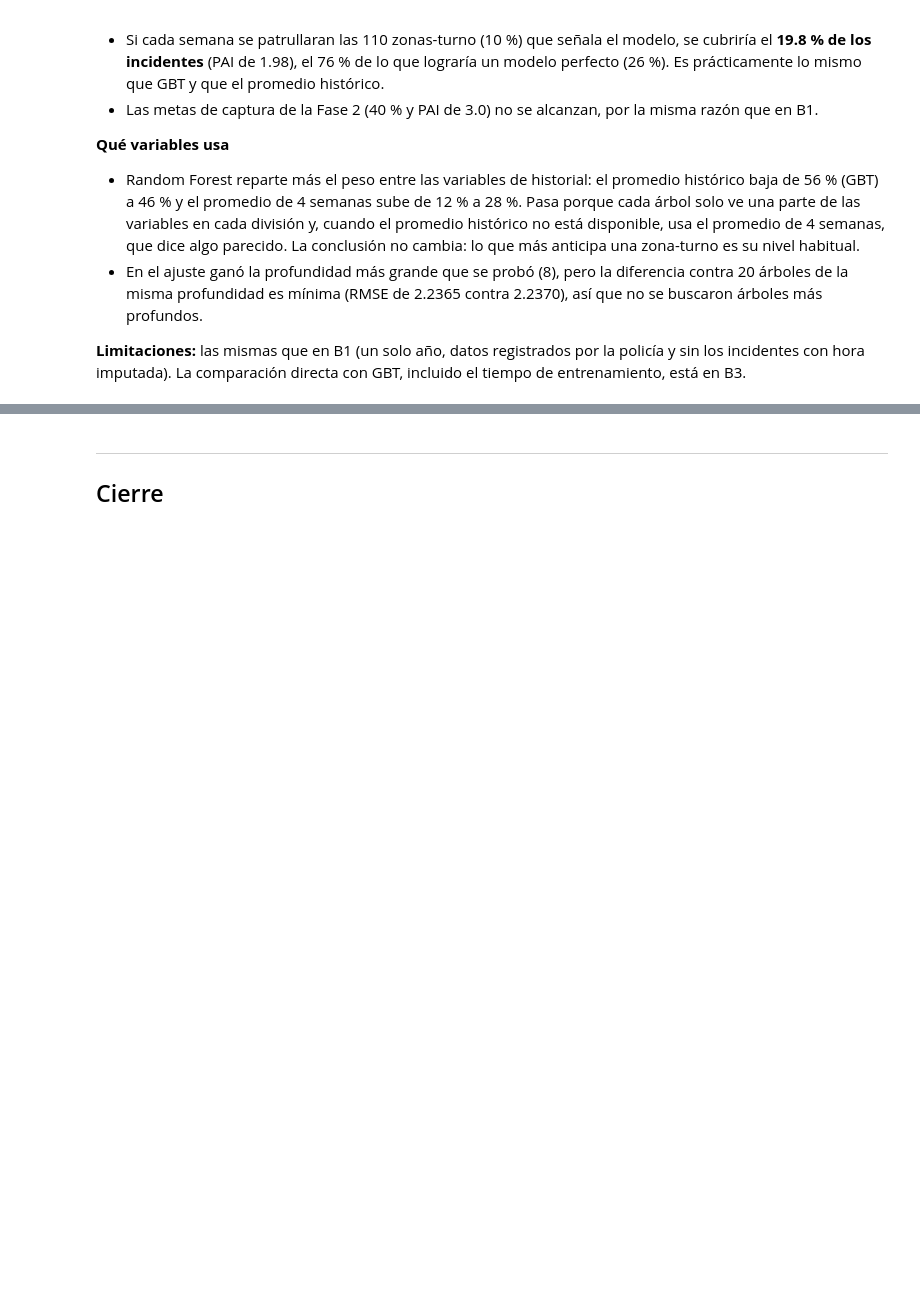
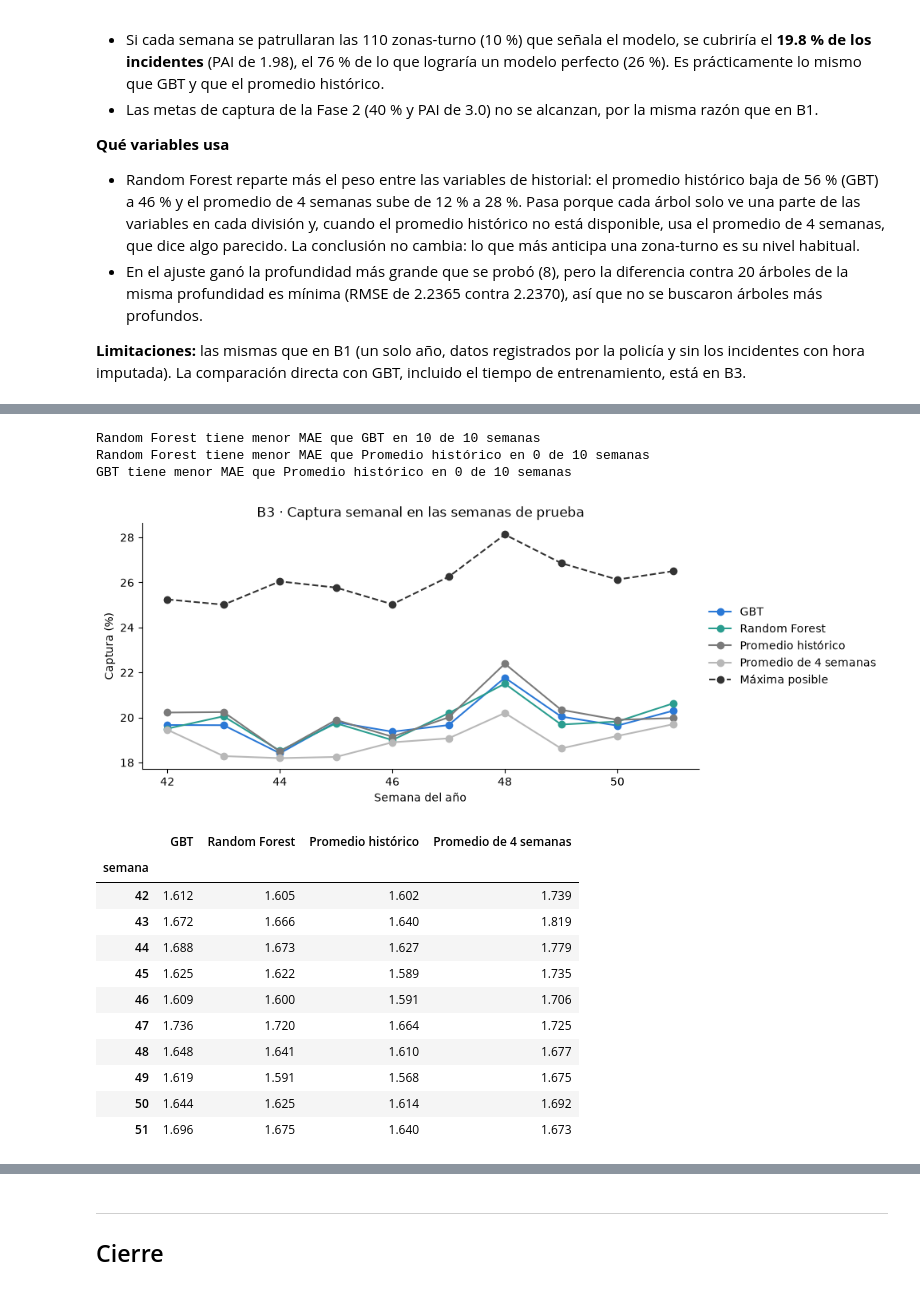
Before and after one commit to valentinodepaola/proyecto-integrador-big-data, a Jupyter notebook: notebooks/fase3_pipeline.ipynb, the cells around one changed output, grey strips where cells are left out. Saved outputs shown, nothing was run; the diff lists cells and outputs as text; code cells hidden in the pictures; blank space fills up the shorter version.

```diff
--- a/notebooks/fase3_pipeline.ipynb
+++ b/notebooks/fase3_pipeline.ipynb
@@ -931,13 +930,17 @@ def metricas(df, prediccion):
             for nombre, metrica in (("RMSE", "rmse"), ("MAE", "mae"), ("R²", "r2"))}
 
 
+def senaladas(df, prediccion):
+    """Zonas-turno que se señalan cada semana: el 10 % con la predicción más alta."""
+    orden = Window.partitionBy("semana").orderBy(F.desc(prediccion), "beat", "turno")
+    return (df.withColumn("puesto", F.row_number().over(orden))
+            .withColumn("zonas", F.count("*").over(Window.partitionBy("semana")))
+            .filter(F.col("puesto") <= F.ceil(F.col("zonas") * ZONAS_SENALADAS)))
+
+
 def tasa_captura(df, prediccion):
     """Porcentaje de los incidentes que caen, cada semana, en el 10 % de zonas-turno con la predicción más alta."""
-    orden = Window.partitionBy("semana").orderBy(F.desc(prediccion), "beat", "turno")
-    senaladas = (df.withColumn("puesto", F.row_number().over(orden))
-                 .withColumn("zonas", F.count("*").over(Window.partitionBy("semana")))
-                 .filter(F.col("puesto") <= F.ceil(F.col("zonas") * ZONAS_SENALADAS)))
-    return senaladas.agg(F.sum("incidentes")).first()[0] / df.agg(F.sum("incidentes")).first()[0]
+    return senaladas(df, prediccion).agg(F.sum("incidentes")).first()[0] / df.agg(F.sum("incidentes")).first()[0]
 
 
 def evaluar(df, prediccion, nombre):
@@ -1235,0 +1267,60 @@ importancia_por_grupo(importancia_rf)
+# %%
+def captura_por_semana(df, prediccion):
+    """Captura de cada semana: incidentes en las zonas-turno señaladas entre el total de la semana."""
+    capturados = senaladas(df, prediccion).groupBy("semana").agg(F.sum("incidentes").alias("capturados"))
+    return (df.groupBy("semana").agg(F.sum("incidentes").alias("total"))
+            .join(capturados, "semana")
+            .select("semana", (F.col("capturados") / F.col("total")).alias("captura"))
+            .toPandas().set_index("semana")["captura"])
+
+
+CLAVES = ["beat", "turno", "semana"]
+df_comparacion = (pred_gbt.select(*CLAVES, "incidentes", "promedio_4_semanas", "promedio_historico",
+                                  F.col("prediction").alias("gbt"))
+                  .join(pred_rf.select(*CLAVES, F.col("prediction").alias("random_forest")), CLAVES)
+                  .cache())
+
+PREDICCIONES = {"GBT": "gbt", "Random Forest": "random_forest",
+                "Promedio histórico": "promedio_historico", "Promedio de 4 semanas": "promedio_4_semanas"}
+
+mae_semanal = (df_comparacion.groupBy("semana")
+               .agg(*[F.mean(F.abs(F.col("incidentes") - F.col(columna))).alias(nombre)
+                      for nombre, columna in PREDICCIONES.items()])
+               .toPandas().set_index("semana").sort_index())
+captura_semanal = pd.DataFrame({nombre: captura_por_semana(df_comparacion, columna)
+                                for nombre, columna in PREDICCIONES.items()}).sort_index()
+captura_semanal["Máxima posible"] = captura_por_semana(df_comparacion, "incidentes")
+
+semanas = len(mae_semanal)
+for modelo, rival in (("Random Forest", "GBT"), ("Random Forest", "Promedio histórico"), ("GBT", "Promedio histórico")):
+    print(f"{modelo} tiene menor MAE que {rival} en {(mae_semanal[modelo] < mae_semanal[rival]).sum()} de {semanas} semanas")
+
+COLORES = {"GBT": "#2a78d6", "Random Forest": "#2a9d8f", "Promedio histórico": "#7a7a7a",
+           "Promedio de 4 semanas": "#b8b8b8", "Máxima posible": "#333333"}
+fig, ax = plt.subplots(figsize=(9, 4))
+for nombre, serie in (captura_semanal * 100).items():
+    ax.plot(serie.index, serie, marker="o", color=COLORES[nombre], label=nombre,
+            linestyle="--" if nombre == "Máxima posible" else "-")
+ax.set(title="B3 · Captura semanal en las semanas de prueba", xlabel="Semana del año", ylabel="Captura (%)")
+ax.legend(loc="center left", bbox_to_anchor=(1, 0.5), frameon=False)
+ax.spines[["top", "right"]].set_visible(False)
+plt.show()
+
+mae_semanal.round(3)
+# %% [output]
+Random Forest tiene menor MAE que GBT en 10 de 10 semanas
+Random Forest tiene menor MAE que Promedio histórico en 0 de 10 semanas
+GBT tiene menor MAE que Promedio histórico en 0 de 10 semanas
+[figure, added]
+|  | GBT | Random Forest | Promedio histórico | Promedio de 4 semanas |
+| semana |  |  |  |  |
+| 42 | 1.612 | 1.605 | 1.602 | 1.739 |
+| 43 | 1.672 | 1.666 | 1.640 | 1.819 |
+| 44 | 1.688 | 1.673 | 1.627 | 1.779 |
+| 45 | 1.625 | 1.622 | 1.589 | 1.735 |
+| 46 | 1.609 | 1.600 | 1.591 | 1.706 |
+| 47 | 1.736 | 1.720 | 1.664 | 1.725 |
+| 48 | 1.648 | 1.641 | 1.610 | 1.677 |
+| 49 | 1.619 | 1.591 | 1.568 | 1.675 |
+| 50 | 1.644 | 1.625 | 1.614 | 1.692 |
+| 51 | 1.696 | 1.675 | 1.640 | 1.673 |
```
Also changed, not shown: parts of 15 cells of this notebook, 5 other files.
